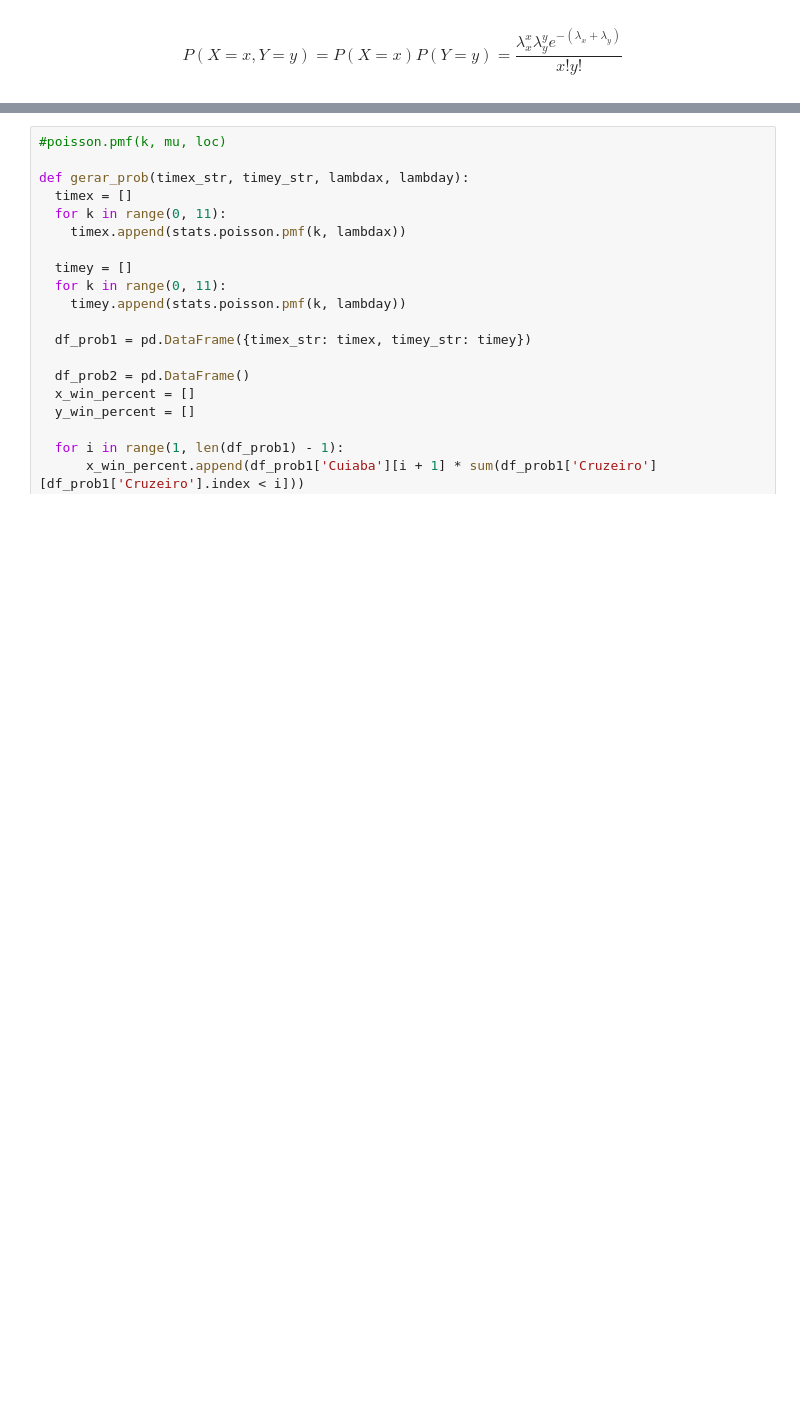
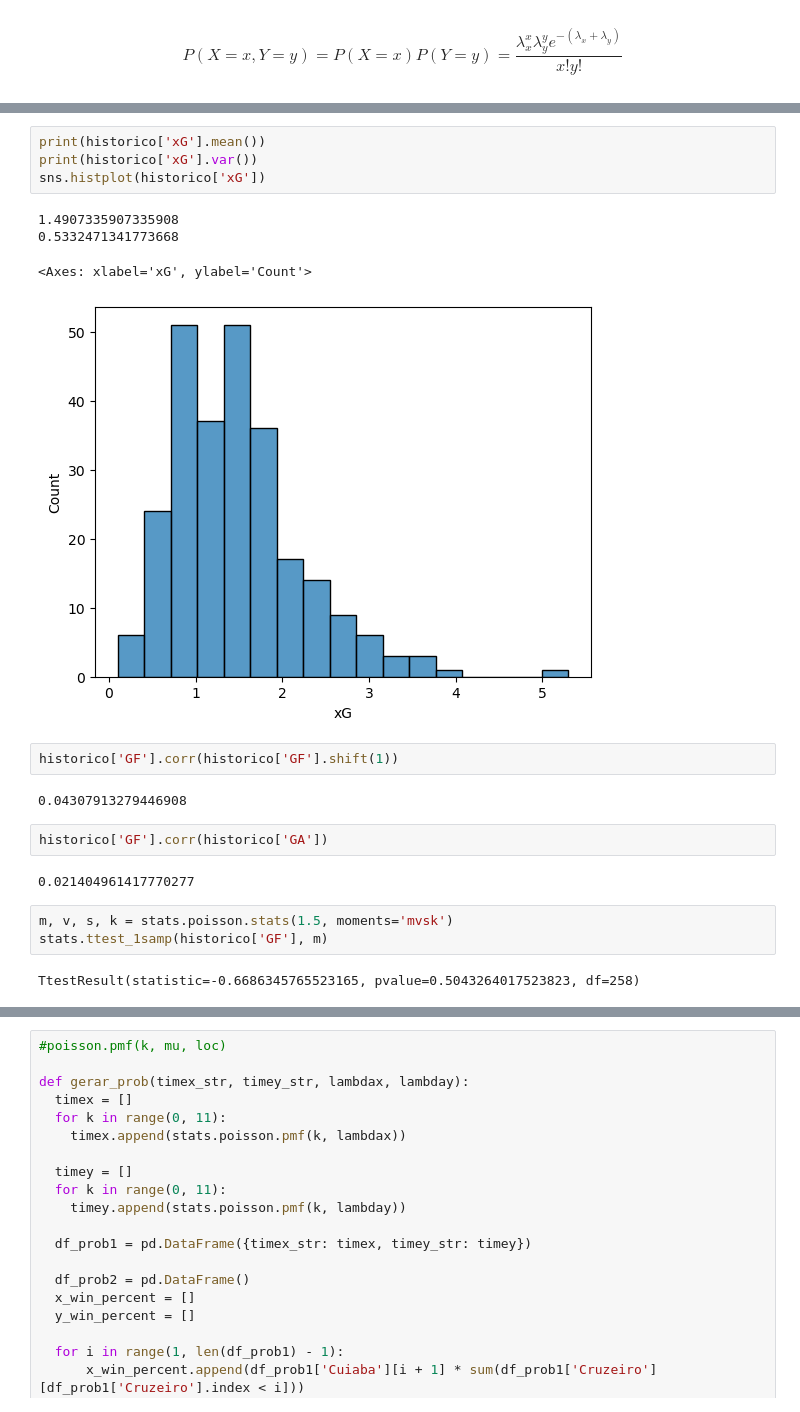
Before and after one commit to salvnetto/GOALS, a Jupyter notebook: poisson_independente.ipynb, the cells around one changed output, grey strips where cells are left out. Saved outputs shown, nothing was run; the diff lists cells and outputs as text; blank space fills up the shorter version.

Commit message:
poisson independence v3.1

```diff
--- a/poisson_independente.ipynb
+++ b/poisson_independente.ipynb
@@ -14,0 +29,22 @@ $$P(X=x, Y=y)=P(X=x)P(Y=y)=\frac{\lambda_{x}^{x}\lambda_{y}^{y}e^{-(\lambda_x+\l
+# %%
+print(historico['xG'].mean())
+print(historico['xG'].var())
+sns.histplot(historico['xG'])
+# %% [output]
+1.4907335907335908
+0.5332471341773668
+<Axes: xlabel='xG', ylabel='Count'>
+[figure, added]
+# %%
+historico['GF'].corr(historico['GF'].shift(1))
+# %% [output]
+0.04307913279446908
+# %%
+historico['GF'].corr(historico['GA'])
+# %% [output]
+0.021404961417770277
+# %%
+m, v, s, k = stats.poisson.stats(1.5, moments='mvsk')
+stats.ttest_1samp(historico['GF'], m)
+# %% [output]
+TtestResult(statistic=-0.6686345765523165, pvalue=0.5043264017523823, df=258)
```
Also changed, not shown: parts of 10 cells of this notebook, 6 other files.
